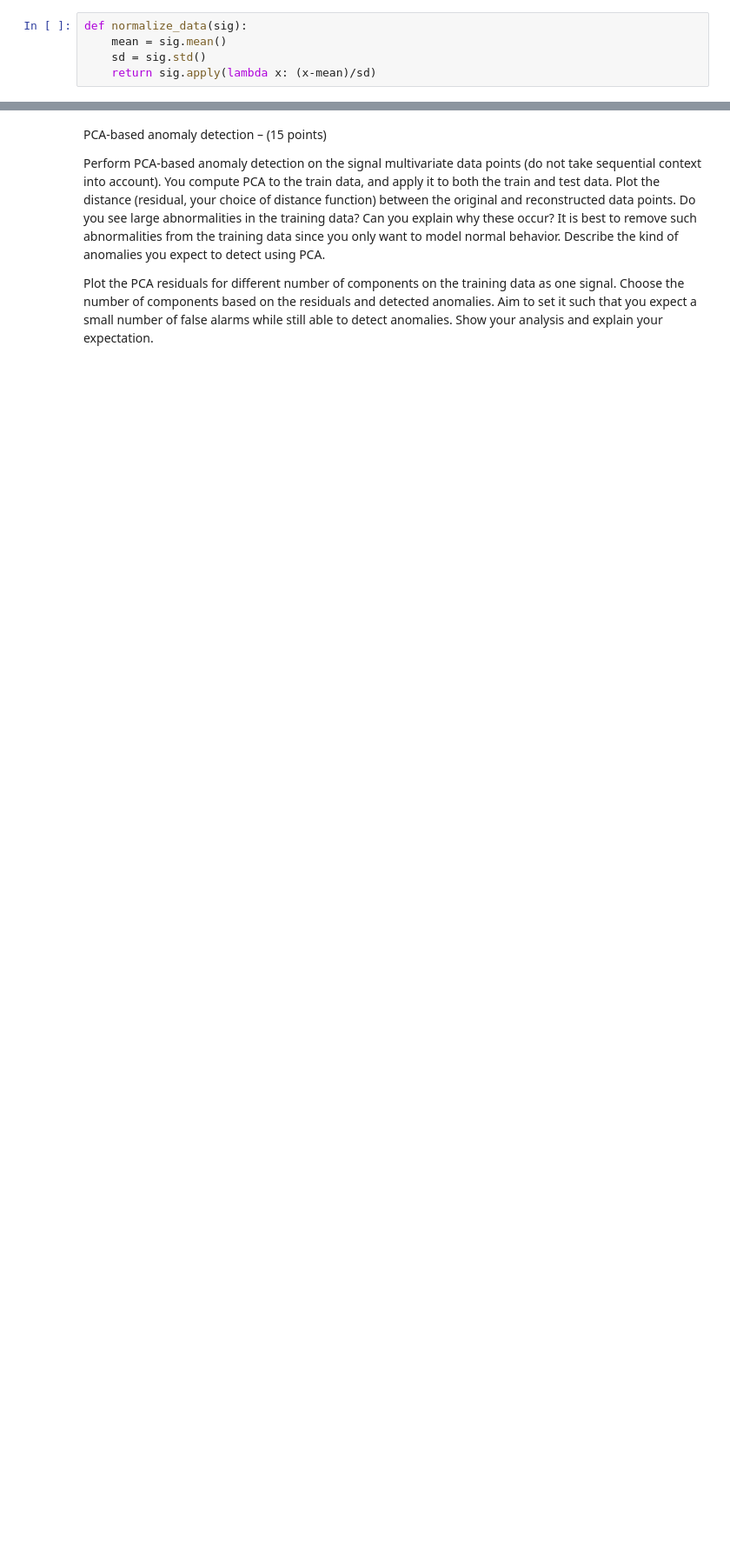
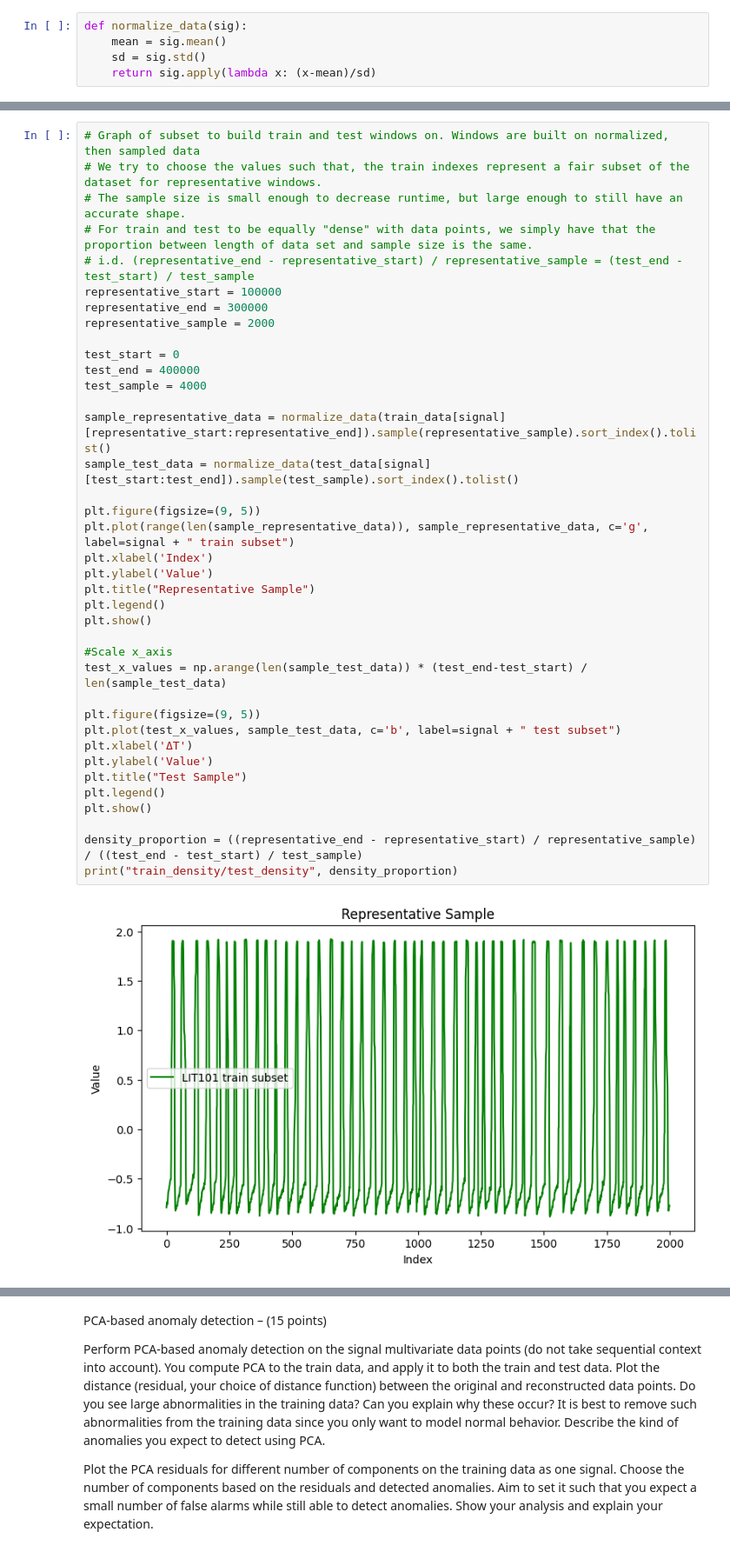
Before and after one commit to aqzandt/bigdata_fp, a Jupyter notebook: data_mining_1/lab.ipynb, the cells around one changed output, grey strips where cells are left out. Shown at 87% size. Saved outputs shown, nothing was run; the diff lists cells and outputs as text; blank space fills up the shorter version.

```diff
--- a/data_mining_1/lab.ipynb
+++ b/data_mining_1/lab.ipynb
@@ -202,0 +134,40 @@ plt.show()
+# %%
+# Graph of subset to build train and test windows on. Windows are built on normalized, then sampled data
+# We try to choose the values such that, the train indexes represent a fair subset of the dataset for representative windows.
+# The sample size is small enough to decrease runtime, but large enough to still have an accurate shape.
+# For train and test to be equally "dense" with data points, we simply have that the proportion between length of data set and sample size is the same.
+# i.d. (representative_end - representative_start) / representative_sample = (test_end - test_start) / test_sample
+representative_start = 100000
+representative_end = 300000
+representative_sample = 2000
+
+test_start = 0
+test_end = 400000
+test_sample = 4000
+
+sample_representative_data = normalize_data(train_data[signal][representative_start:representative_end]).sample(representative_sample).sort_index().tolist()
+sample_test_data = normalize_data(test_data[signal][test_start:test_end]).sample(test_sample).sort_index().tolist()
+
+plt.figure(figsize=(9, 5))
+plt.plot(range(len(sample_representative_data)), sample_representative_data, c='g', label=signal + " train subset")
+plt.xlabel('Index')
+plt.ylabel('Value')
+plt.title("Representative Sample")
+plt.legend()
+plt.show()
+
+#Scale x_axis
+test_x_values = np.arange(len(sample_test_data)) * (test_end-test_start) / len(sample_test_data)
+
+plt.figure(figsize=(9, 5))
+plt.plot(test_x_values, sample_test_data, c='b', label=signal + " test subset")
+plt.xlabel('ΔT')
+plt.ylabel('Value')
+plt.title("Test Sample")
+plt.legend()
+plt.show()
+
+density_proportion = ((representative_end - representative_start) / representative_sample) / ((test_end - test_start) / test_sample)
+print("train_density/test_density", density_proportion)
+# %% [output]
+[figure, added]
```
Also changed, not shown: parts of 16 cells of this notebook.
